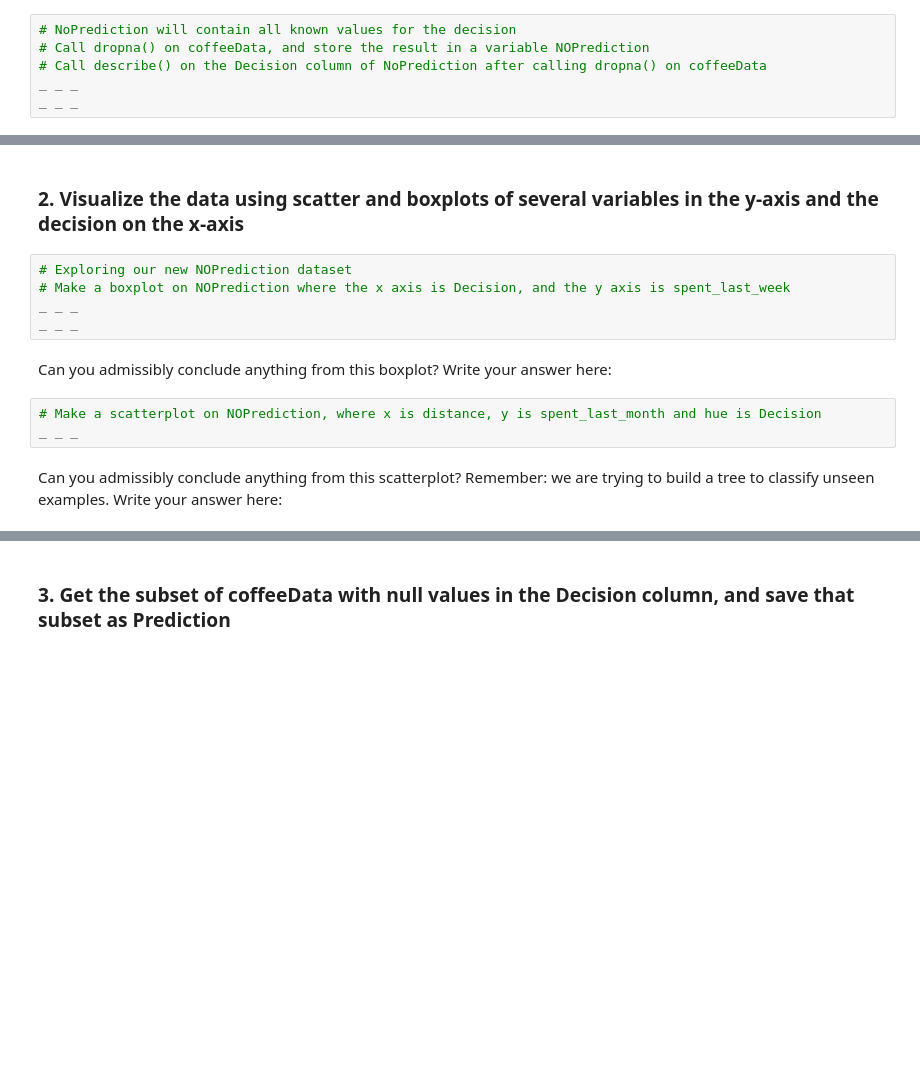
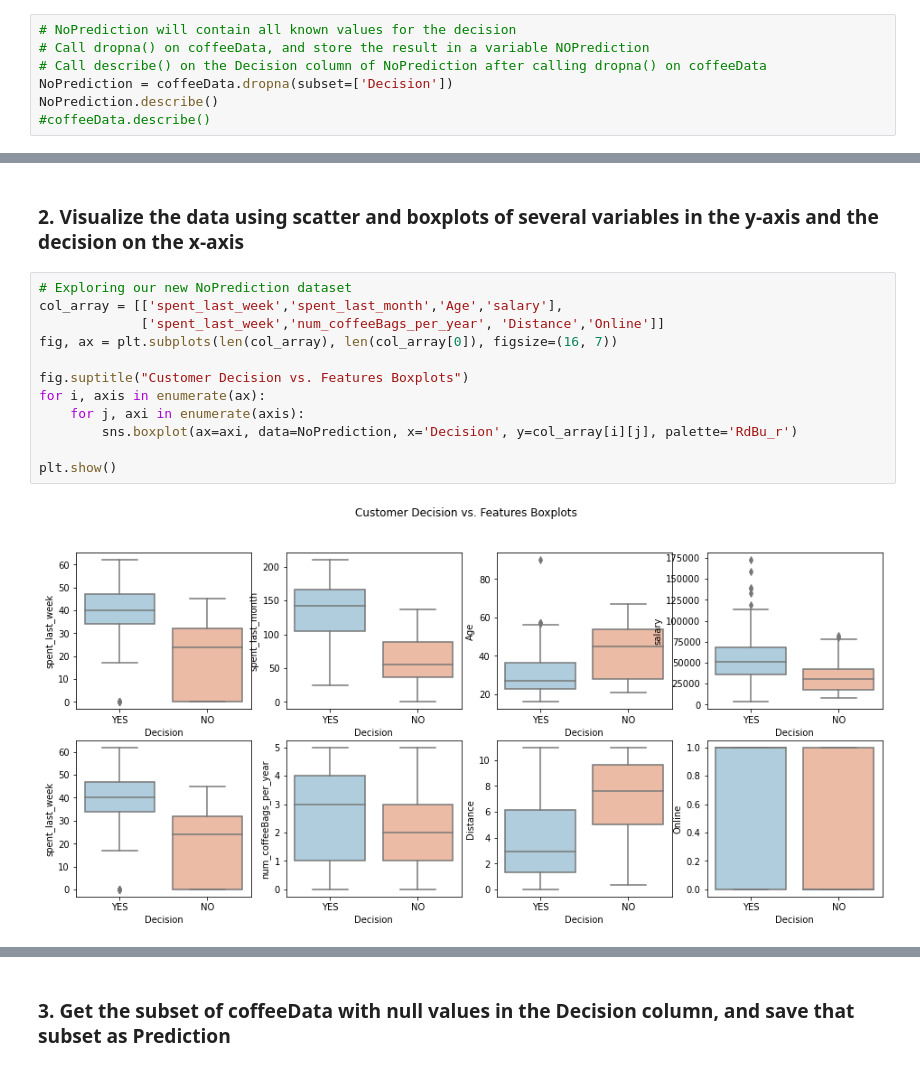
Before and after one commit to BradDoty/SpringboardDataScience, a Jupyter notebook: RR Diner Coffee/Springboard Decision Tree Specialty Coffee Case Study - Tier 3.ipynb, the cells around one changed output, grey strips where cells are left out. Cells and saved outputs as stored; diff of their text form; blank space fills up the shorter version.

Commit message:
Coffee Decision Trees, no Forest yet.

```diff
--- a/RR Diner Coffee/Springboard Decision Tree Specialty Coffee Case Study - Tier 3.ipynb
+++ b/RR Diner Coffee/Springboard Decision Tree Specialty Coffee Case Study - Tier 3.ipynb
@@ -302,5 +304,6 @@ To execute the train/test split properly, we need to do five things:
 # NoPrediction will contain all known values for the decision
 # Call dropna() on coffeeData, and store the result in a variable NOPrediction
 # Call describe() on the Decision column of NoPrediction after calling dropna() on coffeeData
-_ _ _
-_ _ _
+NoPrediction = coffeeData.dropna(subset=['Decision'])
+NoPrediction.describe()
+#coffeeData.describe()
@@ -307,14 +320,16 @@ _ _ _
 # %% [markdown]
 ### 2. Visualize the data using scatter and boxplots of several variables in the y-axis and the decision on the x-axis
-# %%
-# Exploring our new NOPrediction dataset
-# Make a boxplot on NOPrediction where the x axis is Decision, and the y axis is spent_last_week
-_ _ _
-_ _ _
-# %% [markdown]
-Can you admissibly conclude anything from this boxplot? Write your answer here:
-# %%
-# Make a scatterplot on NOPrediction, where x is distance, y is spent_last_month and hue is Decision
-_ _ _
-# %% [markdown]
-Can you admissibly conclude anything from this scatterplot? Remember: we are trying to build a tree to classify unseen examples. Write your answer here:
+# %%
+# Exploring our new NoPrediction dataset
+col_array = [['spent_last_week','spent_last_month','Age','salary'],
+             ['spent_last_week','num_coffeeBags_per_year', 'Distance','Online']]
+fig, ax = plt.subplots(len(col_array), len(col_array[0]), figsize=(16, 7))
+
+fig.suptitle("Customer Decision vs. Features Boxplots")
+for i, axis in enumerate(ax):
+    for j, axi in enumerate(axis):
+        sns.boxplot(ax=axi, data=NoPrediction, x='Decision', y=col_array[i][j], palette='RdBu_r')
+
+plt.show()
+# %% [output]
+[figure, added]
```
Also changed, not shown: parts of 44 cells of this notebook.
